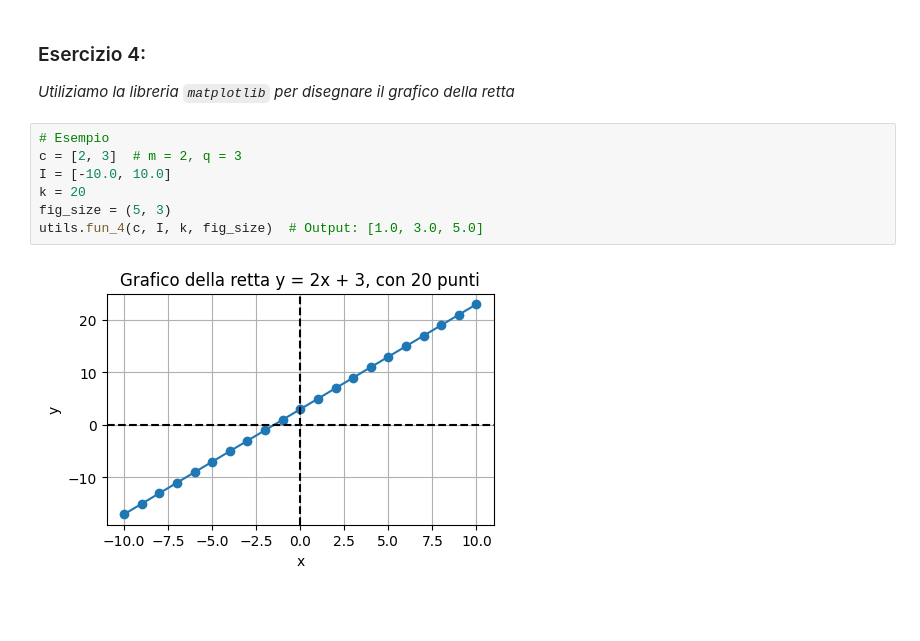
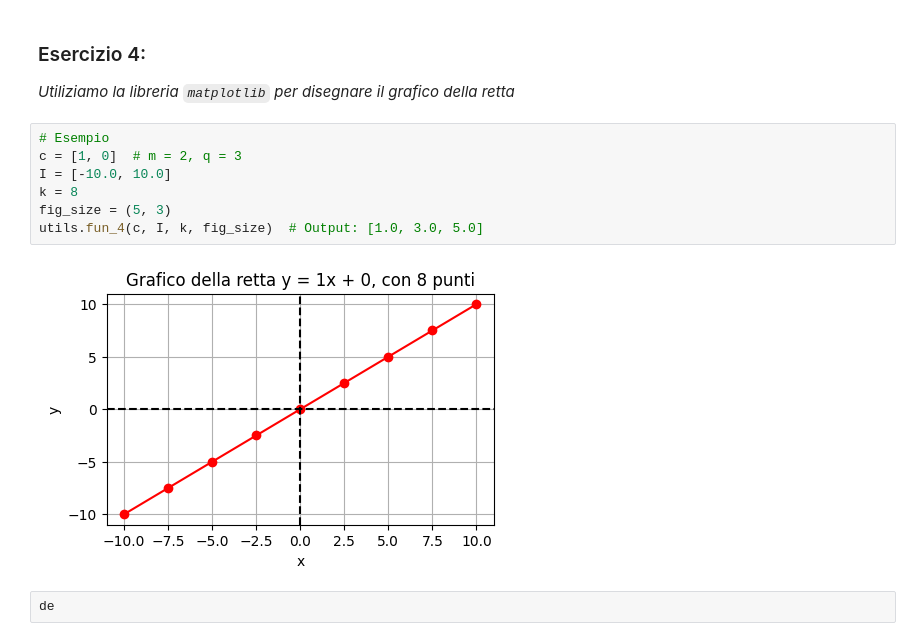
Before and after one commit to Nima-00/laboratorio_2, a Jupyter notebook: esercizi/ex_1/ex_1.ipynb, the cells around one changed output. Cells and saved outputs as stored; diff of their text form; blank space fills up the shorter version.

```diff
--- a/esercizi/ex_1/ex_1.ipynb
+++ b/esercizi/ex_1/ex_1.ipynb
@@ -56,10 +56,12 @@ print(y_list)  # Output: [1.0, 3.0, 5.0]
 *Utiliziamo la libreria `matplotlib` per disegnare il grafico della retta*
 # %%
 # Esempio
-c = [2, 3]  # m = 2, q = 3
+c = [1, 0]  # m = 2, q = 3
 I = [-10.0, 10.0]
-k = 20
+k = 8
 fig_size = (5, 3)
 utils.fun_4(c, I, k, fig_size)  # Output: [1.0, 3.0, 5.0]
 # %% [output]
-[figure, old version]
+[figure, new version]
+# %%
+de
```
Also changed, not shown: 12 other files.
